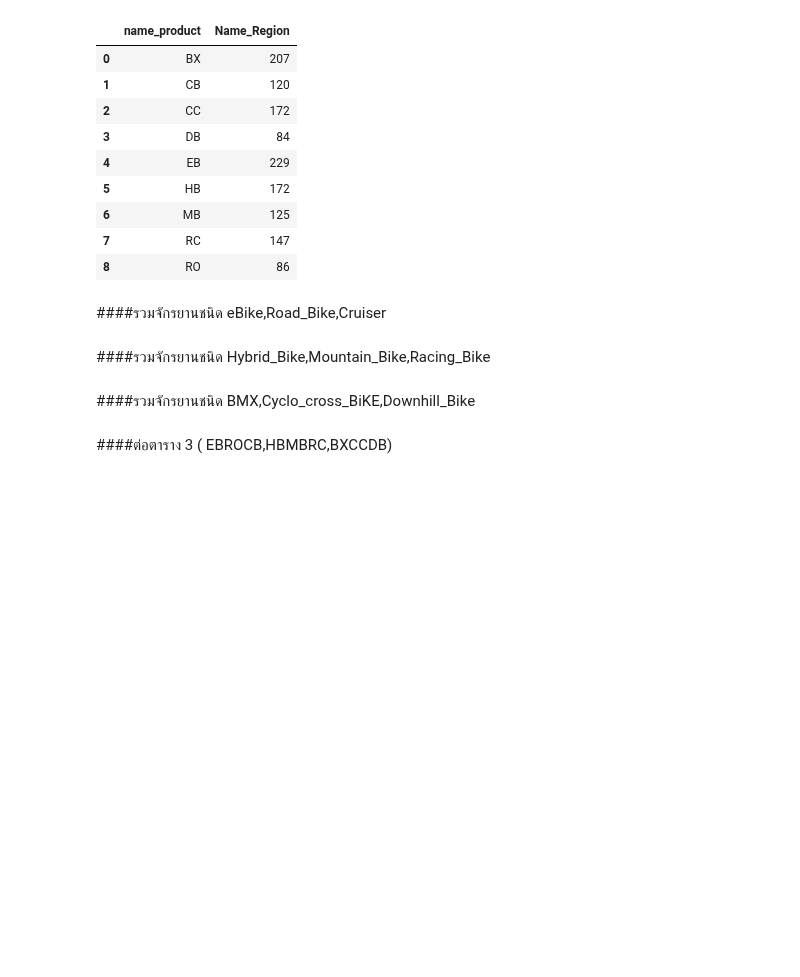
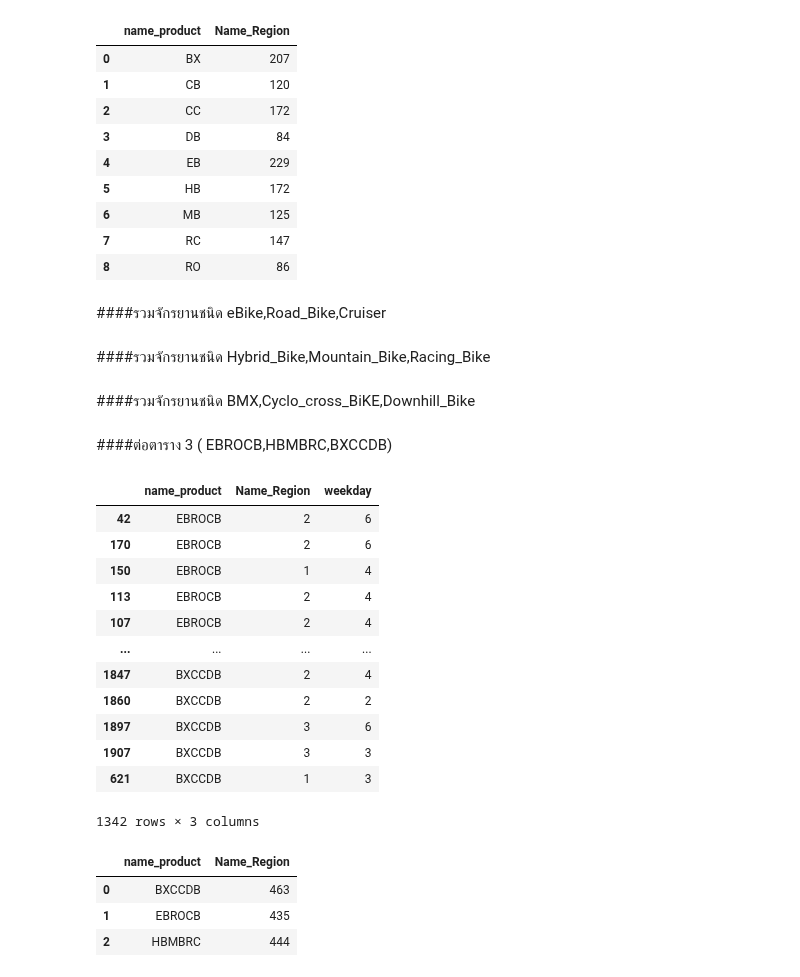
Before and after one commit to nicha0524/DPDM2021, a Jupyter notebook: Project_FINAL.ipynb, the cells around one changed output. Cells and saved outputs as stored; diff of their text form; code cells hidden in the pictures; blank space fills up the shorter version.

```diff
--- a/Project_FINAL.ipynb
+++ b/Project_FINAL.ipynb
@@ -1688,6 +1688,27 @@ BXCCDB['name_product']=BXCCDB['name_product'].fillna('BXCCDB')
 # %% [markdown]
 ####ต่อตาราง 3 ( EBROCB,HBMBRC,BXCCDB)
 # %%
-Sale_=pd.concat([EBROCB,HBMBRC,BXCCDB])
+Sale_=pd.concat([EBROCB,HBMBRC,BXCCDB]).iloc[:,[13,15,17]]
+# %%
+Sale_
+# %% [output]
+|  | name_product | Name_Region | weekday |
+| 42 | EBROCB | 2 | 6 |
+| 170 | EBROCB | 2 | 6 |
+| 150 | EBROCB | 1 | 4 |
+| 113 | EBROCB | 2 | 4 |
+| 107 | EBROCB | 2 | 4 |
+| ... | ... | ... | ... |
+| 1847 | BXCCDB | 2 | 4 |
+| 1860 | BXCCDB | 2 | 2 |
+| 1897 | BXCCDB | 3 | 6 |
+| 1907 | BXCCDB | 3 | 3 |
+| 621 | BXCCDB | 1 | 3 |
+1342 rows × 3 columns
 # %%
-Sale_.groupby('name_product').count().reset_index().iloc[:,[0,1]] # ดูจำนวนข้อมูล
+Sale_.groupby('name_product').count().reset_index().iloc[:,[0,1]] # ดูจำนวนข้อมูลทั้ง 3 class ที่แบ่งไว้
+# %% [output]
+|  | name_product | Name_Region |
+| 0 | BXCCDB | 463 |
+| 1 | EBROCB | 435 |
+| 2 | HBMBRC | 444 |
```
Also changed, not shown: parts of 42 cells of this notebook.
